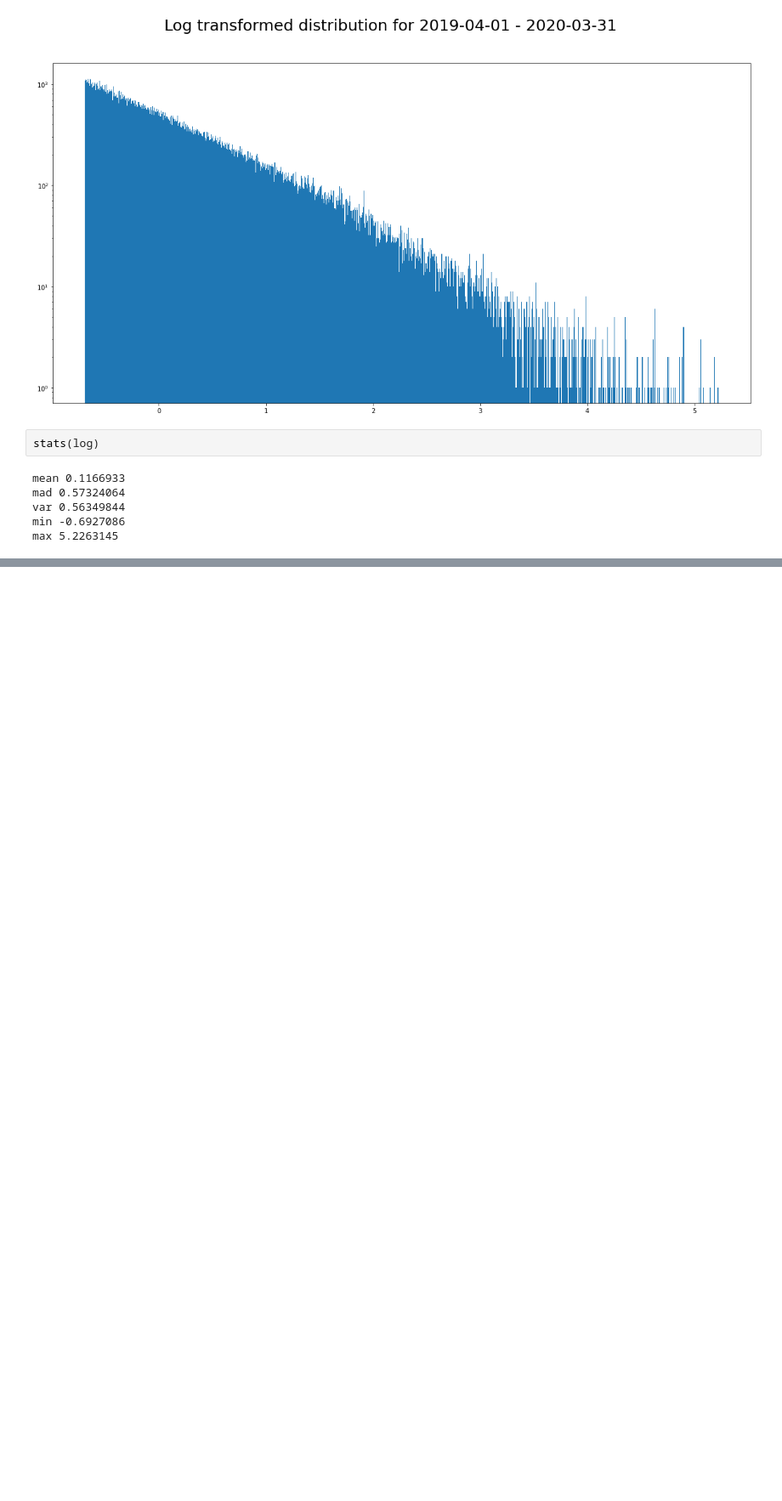
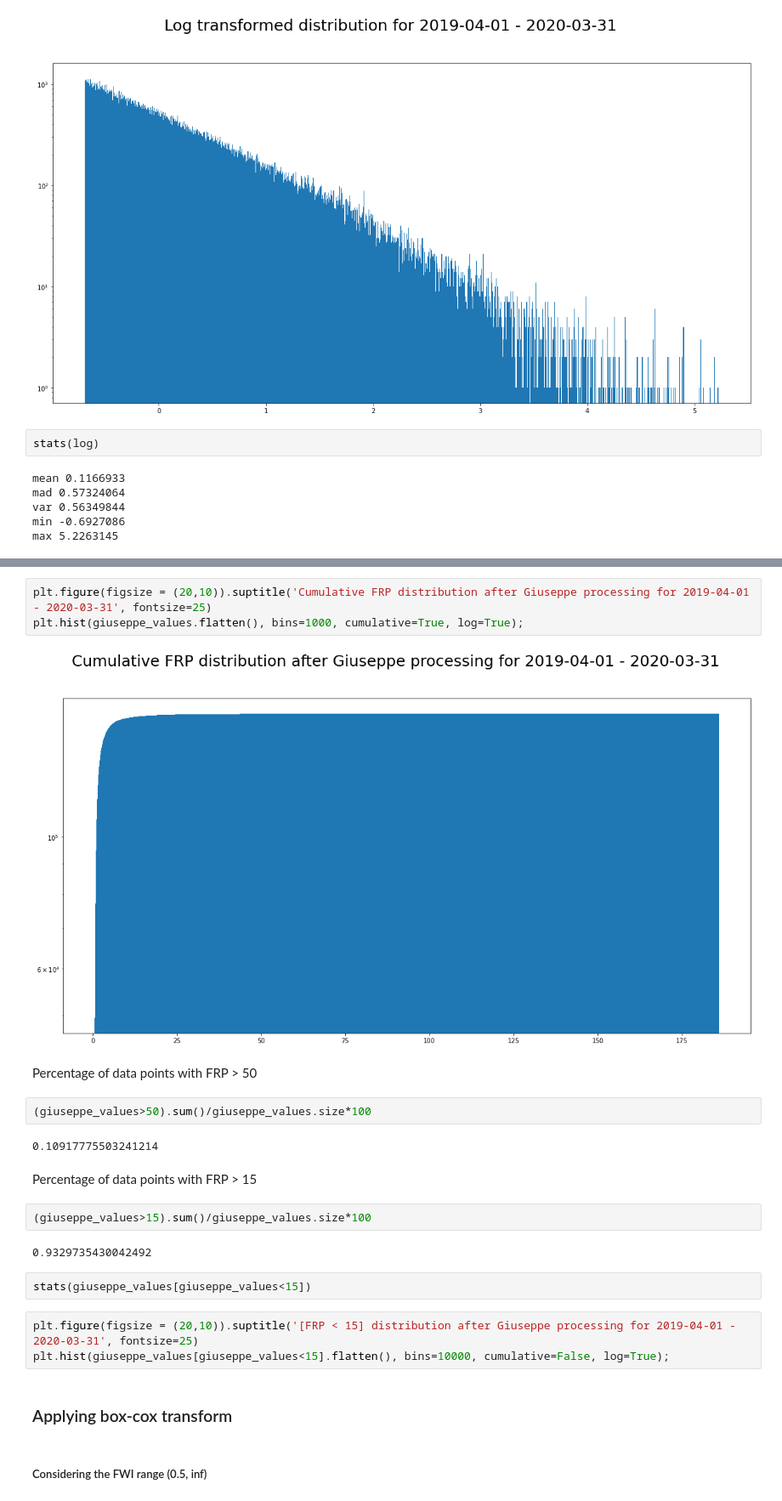
Before and after one commit to tejasvi/deepFWI, a Jupyter notebook: data/gfas_frp.ipynb, the cells around one changed output, grey strips where cells are left out. Shown at 85% size. Cells and saved outputs as stored; diff of their text form; blank space fills up the shorter version.

```diff
--- a/data/gfas_frp.ipynb
+++ b/data/gfas_frp.ipynb
@@ -286,0 +359,26 @@ max 5.2263145
+# %%
+plt.figure(figsize = (20,10)).suptitle('Cumulative FRP distribution after Giuseppe processing for 2019-04-01 - 2020-03-31', fontsize=25)
+plt.hist(giuseppe_values.flatten(), bins=1000, cumulative=True, log=True);
+# %% [output]
+[figure, added]
+# %% [markdown]
+Percentage of data points with FRP > 50
+# %%
+(giuseppe_values>50).sum()/giuseppe_values.size*100
+# %% [output]
+0.10917775503241214
+# %% [markdown]
+Percentage of data points with FRP > 15
+# %%
+(giuseppe_values>15).sum()/giuseppe_values.size*100
+# %% [output]
+0.9329735430042492
+# %%
+stats(giuseppe_values[giuseppe_values<15])
+# %%
+plt.figure(figsize = (20,10)).suptitle('[FRP < 15] distribution after Giuseppe processing for 2019-04-01 - 2020-03-31', fontsize=25)
+plt.hist(giuseppe_values[giuseppe_values<15].flatten(), bins=10000, cumulative=False, log=True);
+# %% [markdown]
+### Applying box-cox transform
+# %% [markdown]
+##### Considering the FWI range (0.5, inf)
```
Also changed, not shown: parts of 34 cells of this notebook.
